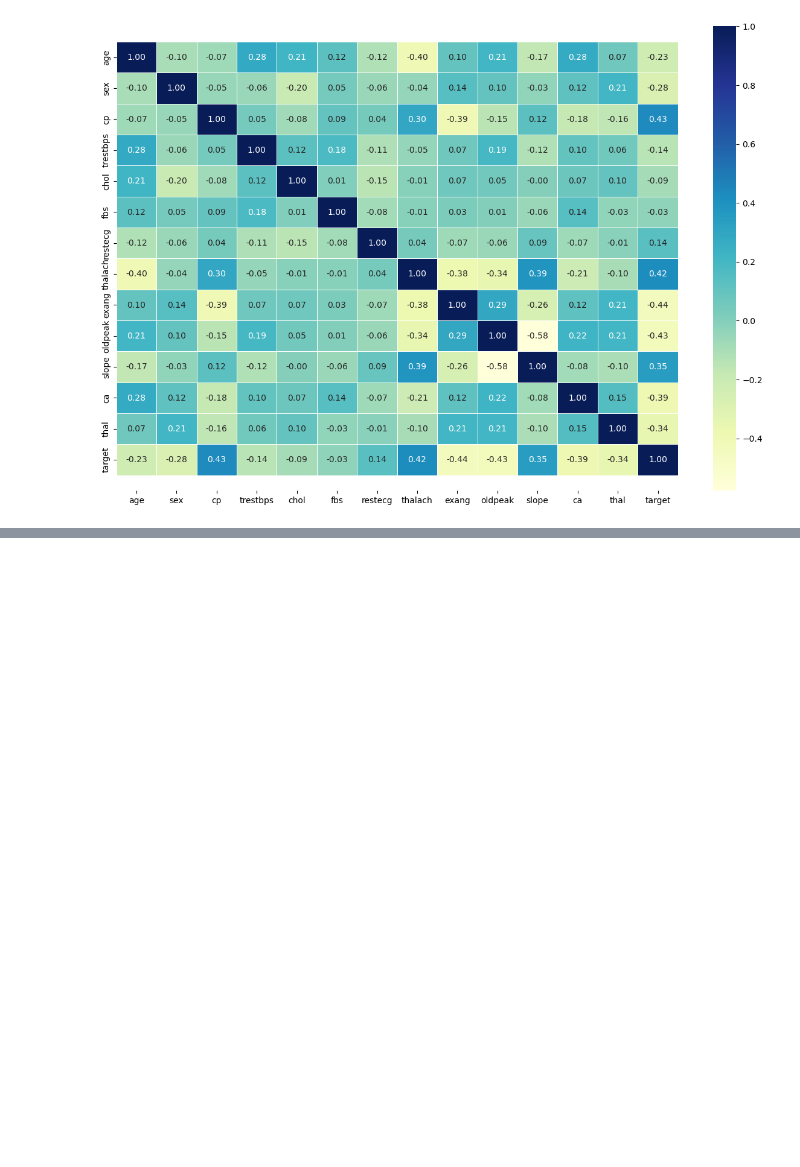
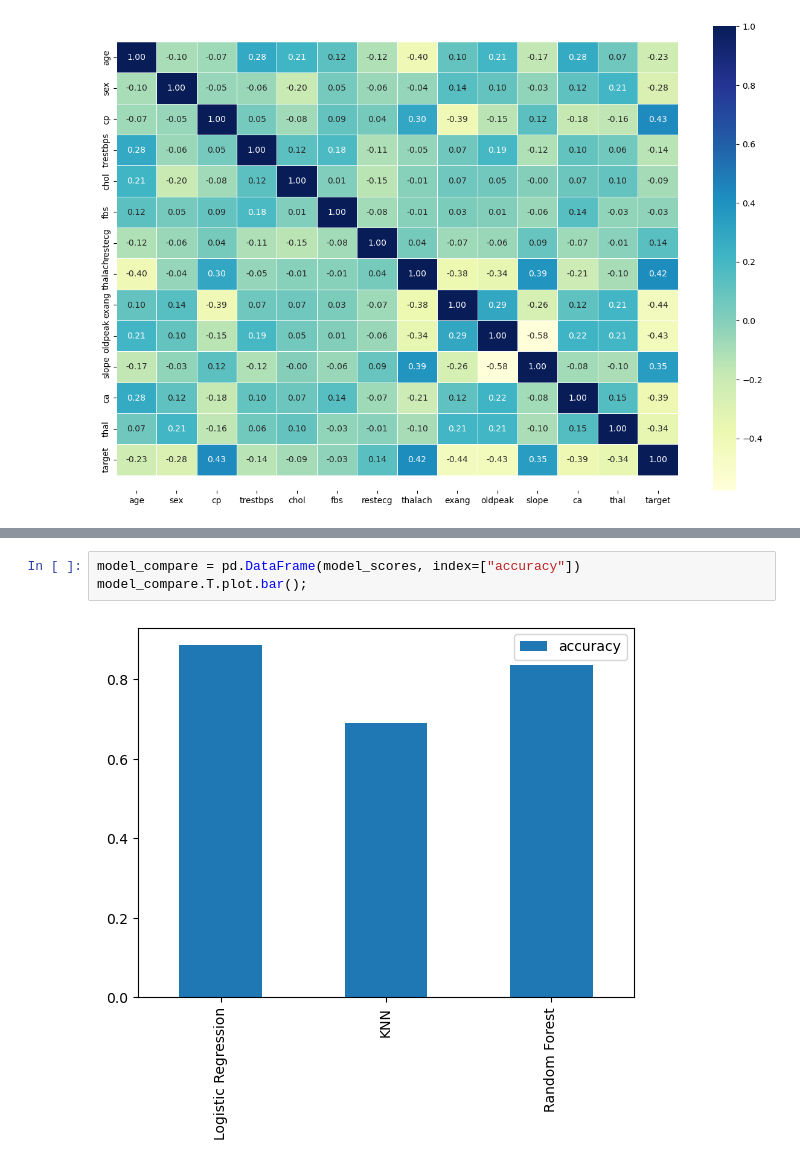
Before and after one commit to ephalt/heart-disease-predictive-classification, a Jupyter notebook: Notebook/end-to-end-heart-disease-classification.ipynb, the cells around one changed output, grey strips where cells are left out. Saved outputs shown, nothing was run; the diff lists cells and outputs as text; blank space fills up the shorter version.

```diff
--- a/Notebook/end-to-end-heart-disease-classification.ipynb
+++ b/Notebook/end-to-end-heart-disease-classification.ipynb
@@ -237,0 +358,5 @@ ax.set_ylim(bottom + 0.5, top - 0.5 )
+# %%
+model_compare = pd.DataFrame(model_scores, index=["accuracy"])
+model_compare.T.plot.bar();
+# %% [output]
+[figure, added]
```
Also changed, not shown: parts of 14 cells of this notebook.
